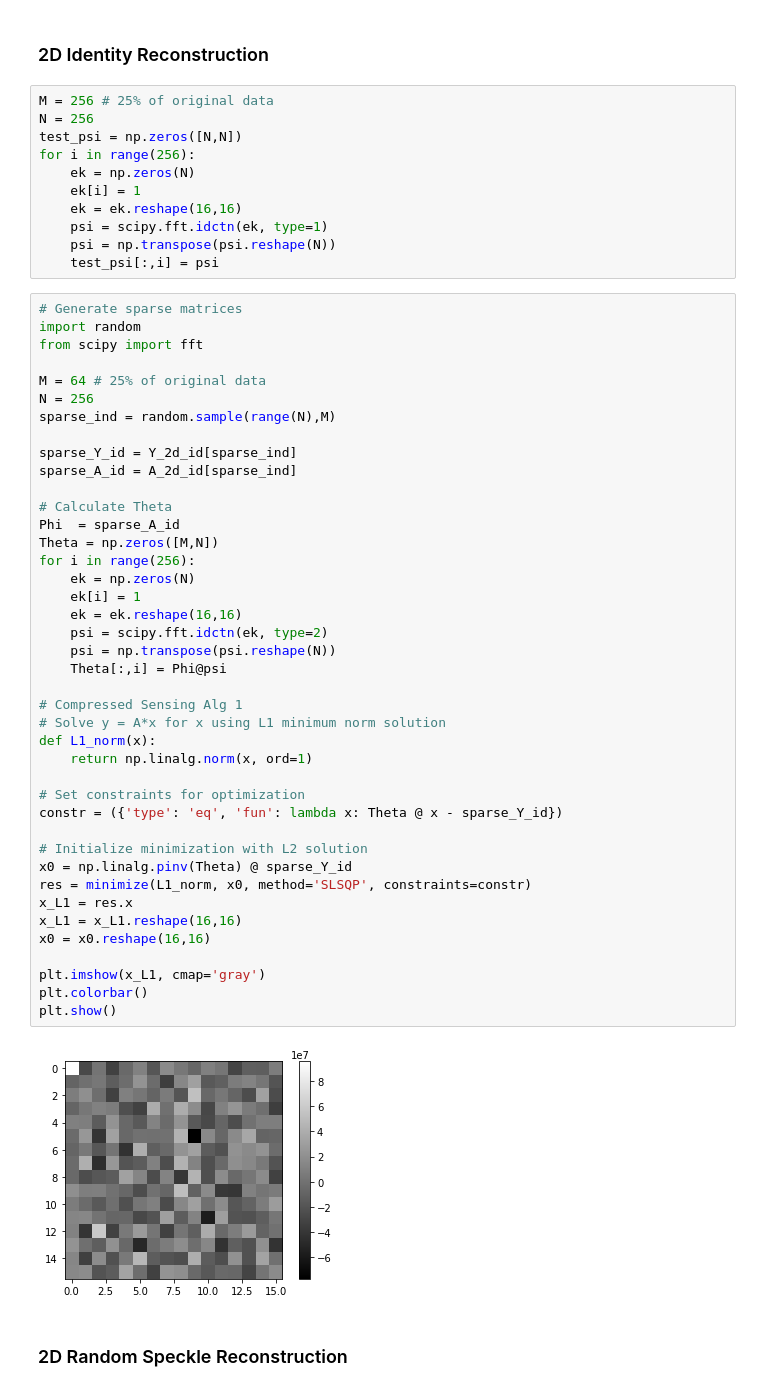
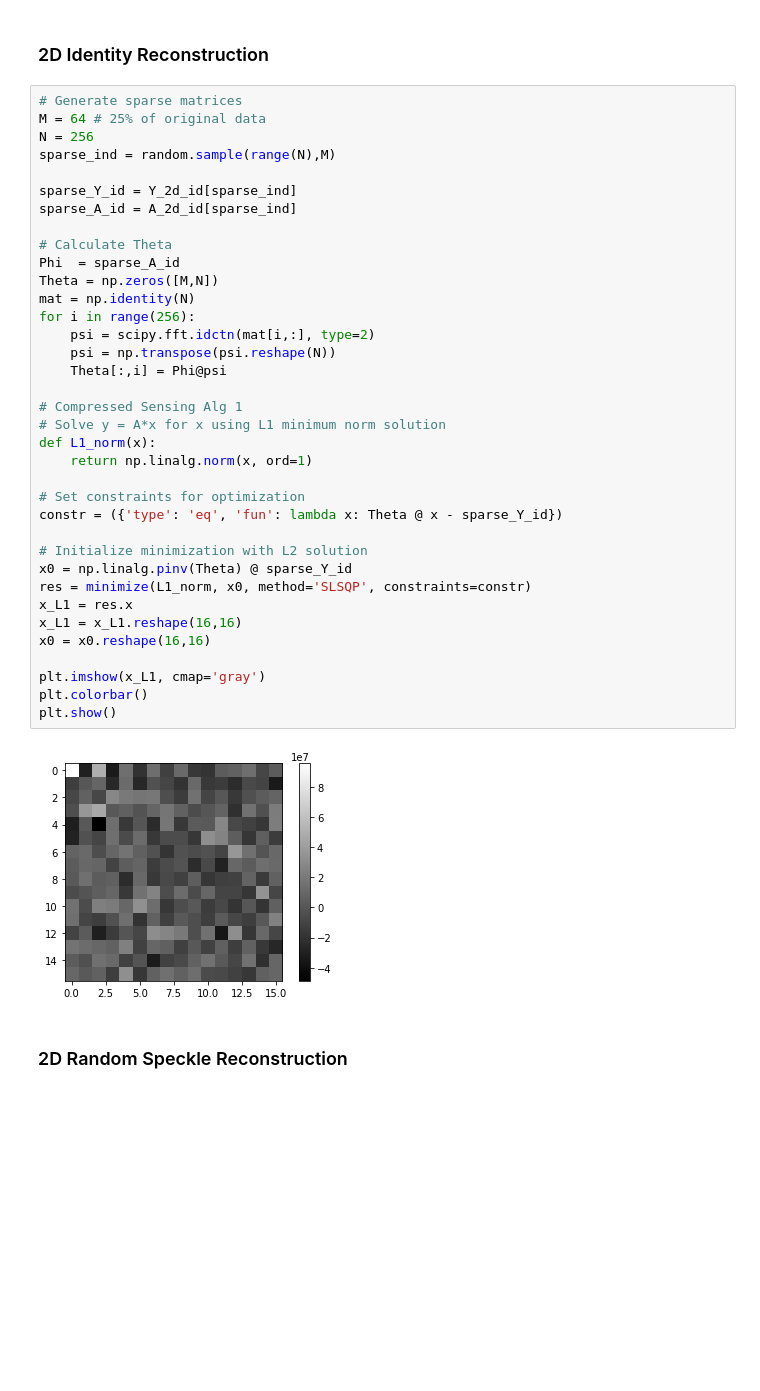
Before and after one commit to kamblihrishikesh29/II-Final, a Jupyter notebook: CS Test 1.ipynb, the cells around one changed output. Cells and saved outputs as stored; diff of their text form; blank space fills up the shorter version.

```diff
--- a/CS Test 1.ipynb
+++ b/CS Test 1.ipynb
@@ -140,60 +142,44 @@ plt.show()
 ## M << N
 # %% [markdown]
 ### 2D Identity Reconstruction
-# %%
-M = 256 # 25% of original data
-N = 256
-test_psi = np.zeros([N,N])
-for i in range(256):
-    ek = np.zeros(N)
-    ek[i] = 1
-    ek = ek.reshape(16,16)
-    psi = scipy.fft.idctn(ek, type=1)
-    psi = np.transpose(psi.reshape(N))
-    test_psi[:,i] = psi
 # %%
 # Generate sparse matrices
-import random
-from scipy import fft
-
 M = 64 # 25% of original data
 N = 256
 sparse_ind = random.sample(range(N),M)
 
 sparse_Y_id = Y_2d_id[sparse_ind]
 sparse_A_id = A_2d_id[sparse_ind]
 
 # Calculate Theta
 Phi  = sparse_A_id
 Theta = np.zeros([M,N])
+mat = np.identity(N)
 for i in range(256):
-    ek = np.zeros(N)
-    ek[i] = 1
-    ek = ek.reshape(16,16)
-    psi = scipy.fft.idctn(ek, type=2)
+    psi = scipy.fft.idctn(mat[i,:], type=2)
     psi = np.transpose(psi.reshape(N))
     Theta[:,i] = Phi@psi
 
 # Compressed Sensing Alg 1
 # Solve y = A*x for x using L1 minimum norm solution
 def L1_norm(x):
     return np.linalg.norm(x, ord=1)
 
 # Set constraints for optimization
 constr = ({'type': 'eq', 'fun': lambda x: Theta @ x - sparse_Y_id})
 
 # Initialize minimization with L2 solution
 x0 = np.linalg.pinv(Theta) @ sparse_Y_id
 res = minimize(L1_norm, x0, method='SLSQP', constraints=constr)
 x_L1 = res.x
 x_L1 = x_L1.reshape(16,16)
 x0 = x0.reshape(16,16)
 
 plt.imshow(x_L1, cmap='gray')
 plt.colorbar()
 plt.show()
 # %% [output]
-[figure, old version]
+[figure, new version]
 # %% [markdown]
 ### 2D Random Speckle Reconstruction
 # %%
```
Also changed, not shown: parts of 2 cells of this notebook.
